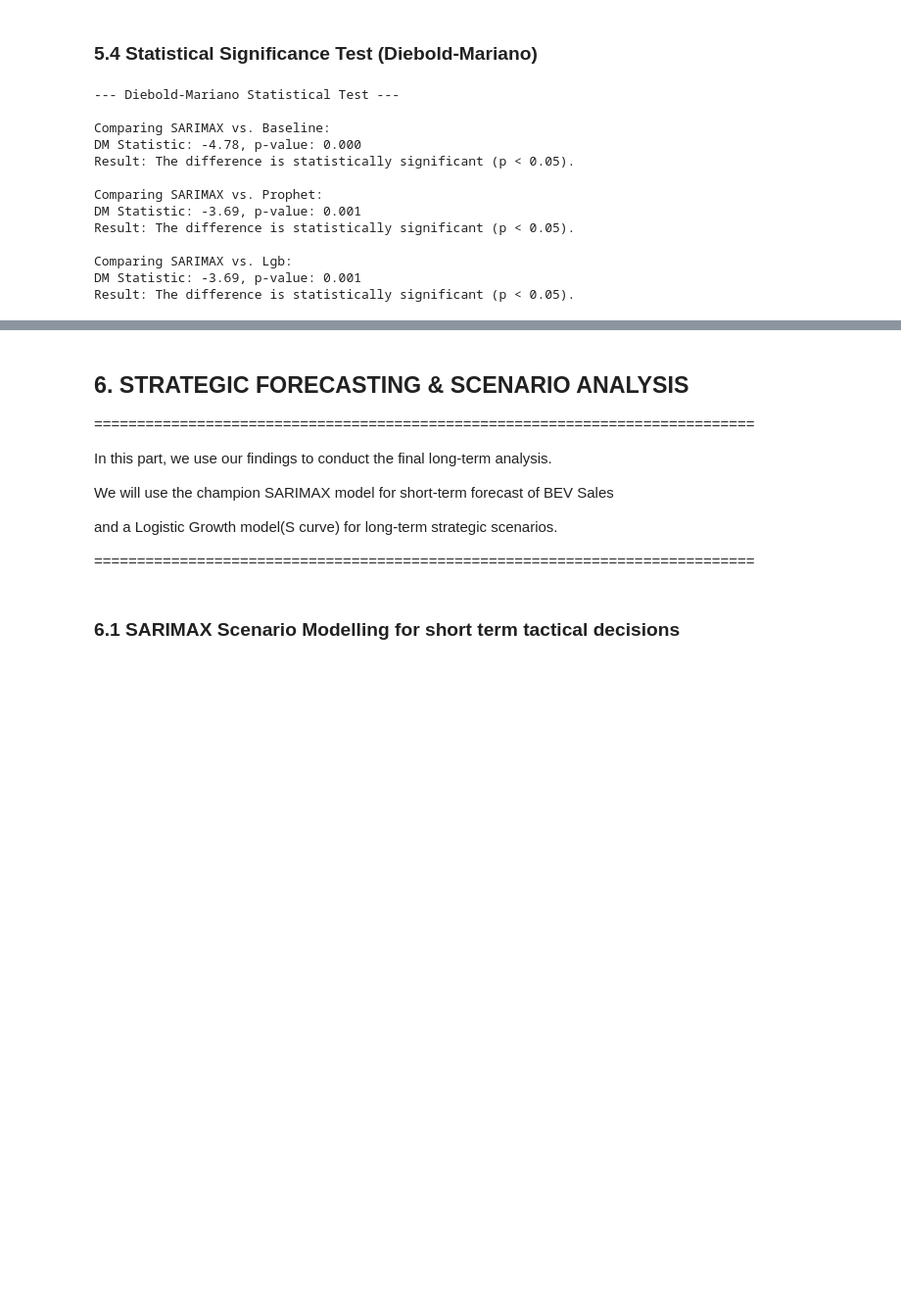
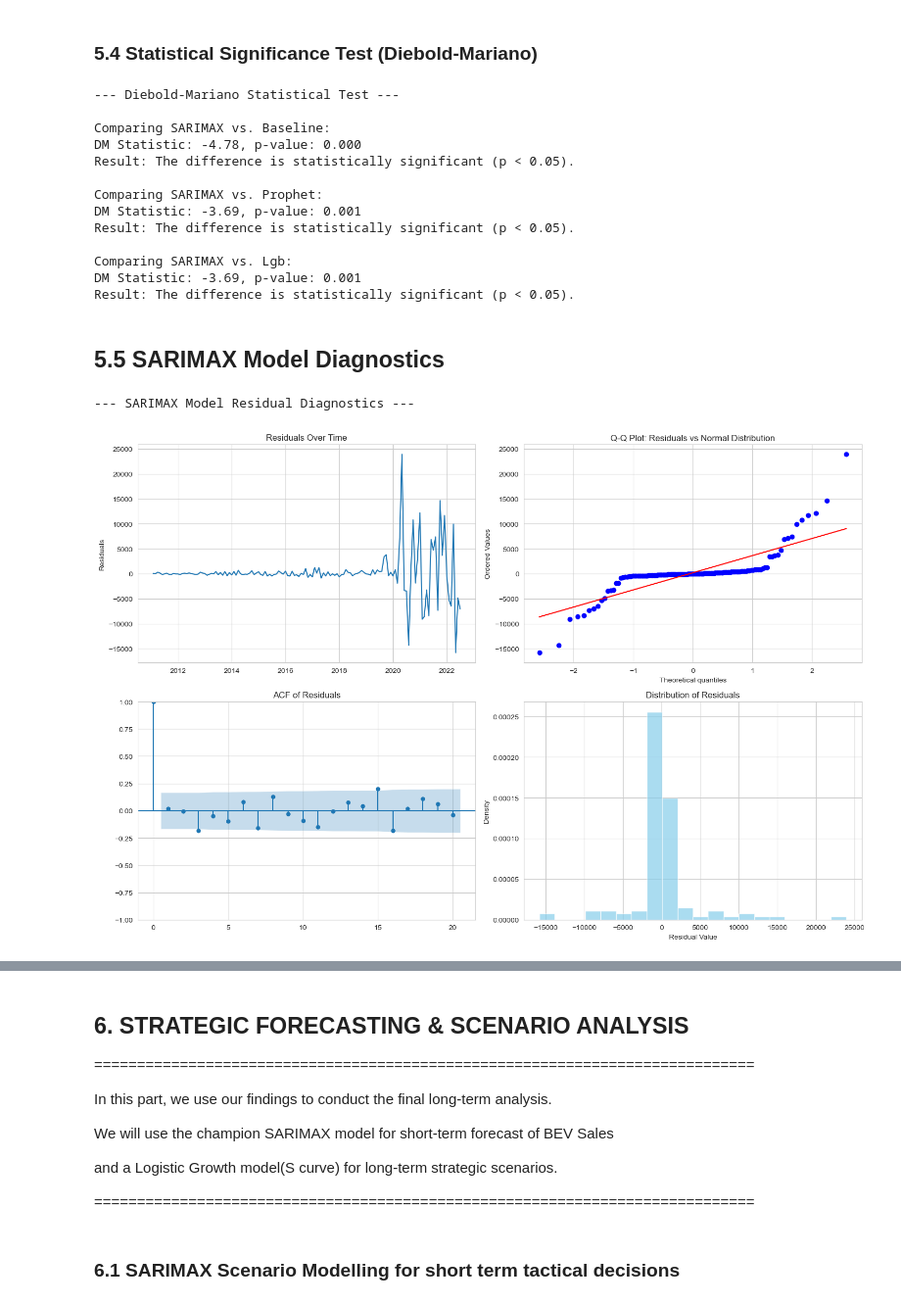
Before and after one commit to AshishSiwach/Masters_Dissertation, a Jupyter notebook: Code Files/Analysis and Modelling Code Files/Modelling_Scenario_Analysis.ipynb, the cells around one changed output, grey strips where cells are left out. Shown at 98% size. Drawn from its saved outputs; the diff is of its cells as text; code cells hidden in the pictures; blank space fills up the shorter version.

```diff
--- a/Code Files/Analysis and Modelling Code Files/Modelling_Scenario_Analysis.ipynb
+++ b/Code Files/Analysis and Modelling Code Files/Modelling_Scenario_Analysis.ipynb
@@ -22,7 +22,7 @@ import lightgbm as lgb
 sns.set_style("whitegrid")
 
 # Load the final model-ready dataset, parsing the 'date' column as the index
-df = pd.read_csv('enhanced_imputed_dataset.csv', parse_dates=['date'], index_col='date')
+df = pd.read_csv("C:\\Users\\Ashish Siwach\\OneDrive - University of Exeter\\Dissertation_Cld\\Datasets\\enhanced_imputed_dataset.csv", parse_dates=['date'], index_col='date')
 # %% [markdown]
 ## 2. Feature Engineering for Models
 # %%
@@ -301,3 +301,69 @@ Result: The difference is statistically significant (p < 0.05).
 Comparing SARIMAX vs. Lgb:
 DM Statistic: -3.69, p-value: 0.001
 Result: The difference is statistically significant (p < 0.05).
+# %% [markdown]
+## 5.5 SARIMAX Model Diagnostics
+# %%
+# %% [markdown]
+# ### 5.5 SARIMAX Model Diagnostics
+
+# %%
+print("\n--- SARIMAX Model Residual Diagnostics ---")
+import matplotlib.pyplot as plt
+from statsmodels.stats.diagnostic import acorr_ljungbox
+from scipy import stats
+import seaborn as sns
+
+# Get residuals from the SARIMAX model
+residuals = sarimax_model.resid()
+
+# Create a figure with multiple subplots for diagnostics
+fig, axes = plt.subplots(2, 2, figsize=(15, 10))
+
+# 1. Residuals plot
+axes[0,0].plot(residuals)
+axes[0,0].set_title('Residuals Over Time')
+axes[0,0].set_ylabel('Residuals')
+axes[0,0].grid(True)
+
+# 2. Q-Q plot for normality
+stats.probplot(residuals, dist="norm", plot=axes[0,1])
+axes[0,1].set_title('Q-Q Plot: Residuals vs Normal Distribution')
+
+# 3. ACF of residuals
+from statsmodels.graphics.tsaplots import plot_acf
+plot_acf(residuals, ax=axes[1,0], lags=20, title='ACF of Residuals')
+
+# 4. Histogram of residuals
+axes[1,1].hist(residuals, bins=20, density=True, alpha=0.7, color='skyblue')
+axes[1,1].set_title('Distribution of Residuals')
+axes[1,1].set_xlabel('Residual Value')
+axes[1,1].set_ylabel('Density')
+axes[1,1].grid(True)
+
+plt.tight_layout()
+plt.savefig('sarimax_residual_diagnostics.png', dpi=300, bbox_inches='tight')
+plt.show()
+
+# Ljung-Box test for autocorrelation in residuals
+ljung_box_result = acorr_ljungbox(residuals, lags=10, return_df=True)
+print("\nLjung-Box Test for Residual Autocorrelation:")
+print(ljung_box_result)
+
+# Shapiro-Wilk test for normality
+shapiro_stat, shapiro_pvalue = stats.shapiro(residuals)
+print(f"\nShapiro-Wilk Test for Normality:")
+print(f"Statistic: {shapiro_stat:.4f}, p-value: {shapiro_pvalue:.4f}")
+
+if ljung_box_result['lb_pvalue'].iloc[-1] > 0.05:
+    print("\nResidual Analysis: No significant autocorrelation detected (good)")
+else:
+    print("\nResidual Analysis: Some autocorrelation remains in residuals")
+
+if shapiro_pvalue > 0.05:
+    print("Residuals appear normally distributed (good)")
+else:
+    print("Residuals show some deviation from normality")
+# %% [output]
+--- SARIMAX Model Residual Diagnostics ---
+[figure, added]
```
Also changed, not shown: parts of 2 cells of this notebook, 5 other files.
